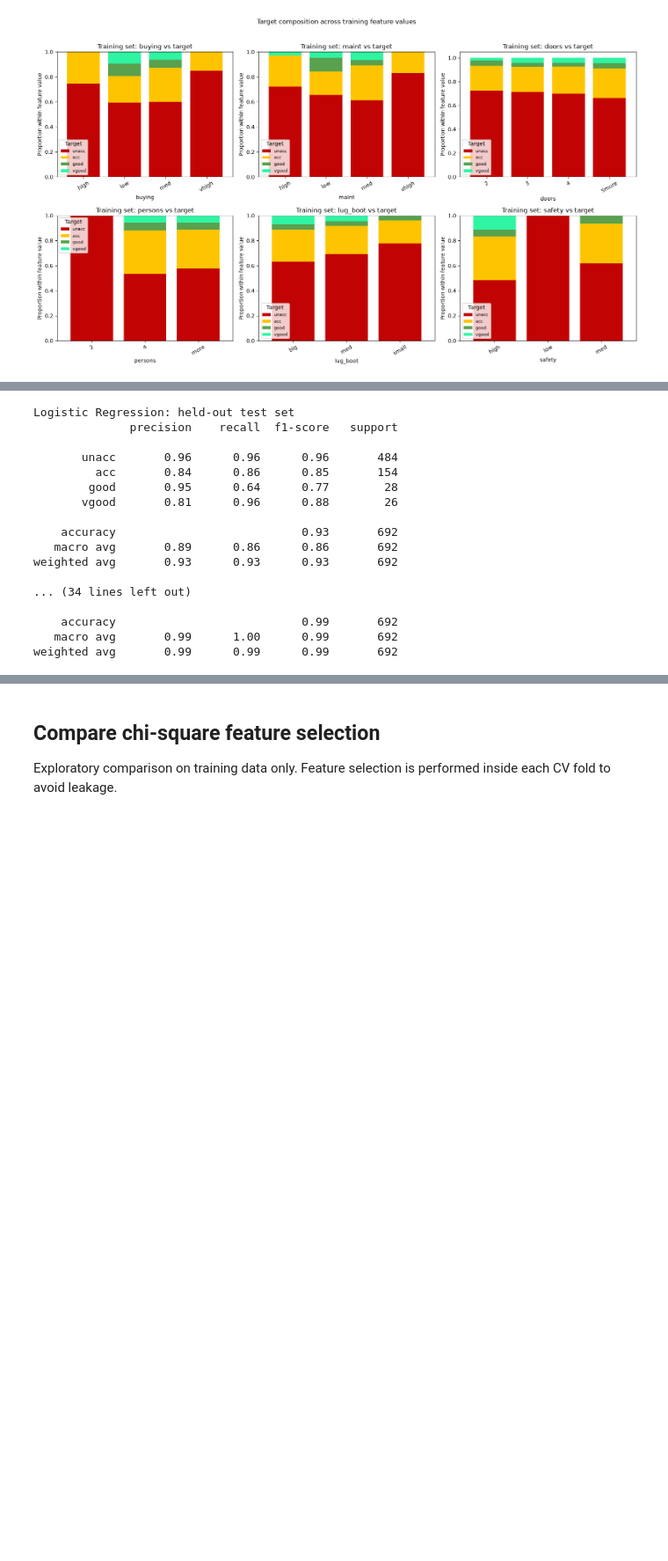
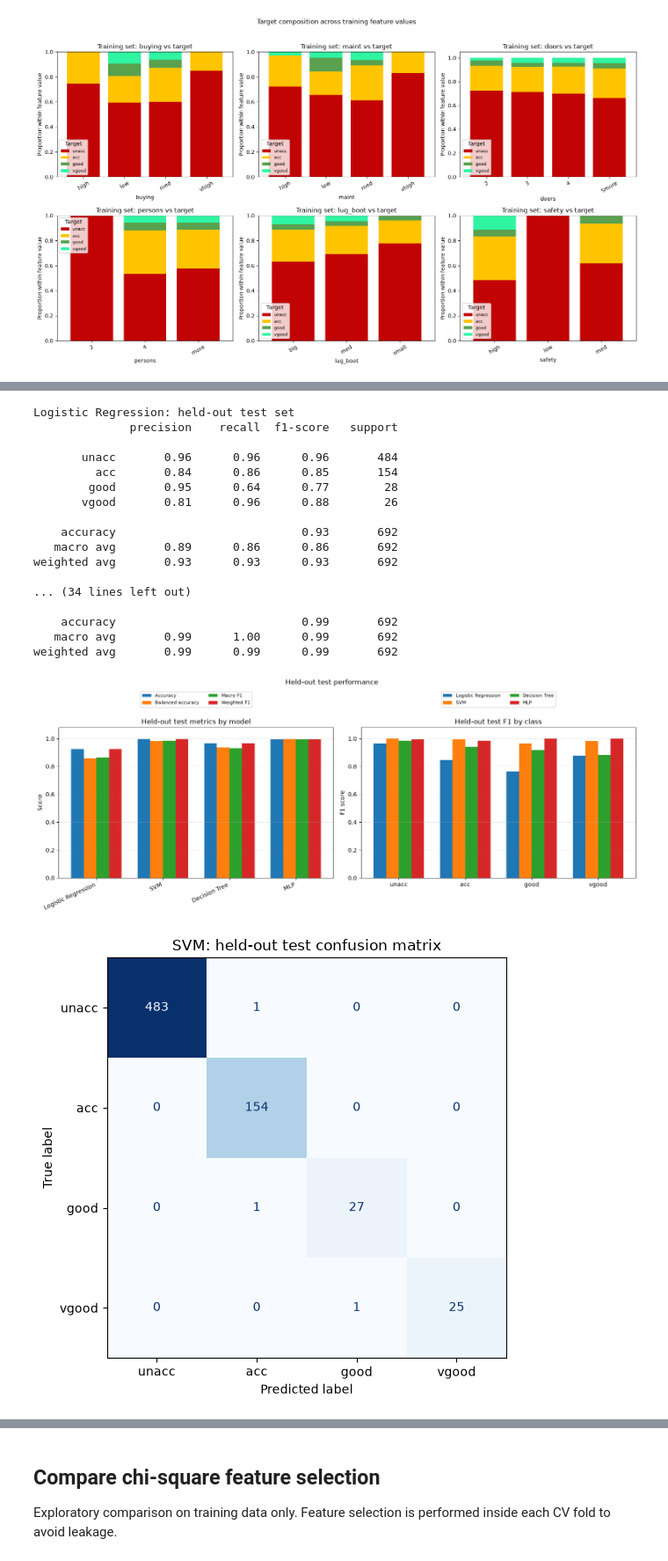
Before and after one commit to ghonilcloud/ML_Assignment_1, a Jupyter notebook: Classification/1.ipynb, the cells around one changed output, grey strips where cells are left out. Shown at 88% size. Cells and saved outputs as stored; diff of their text form; code cells hidden in the pictures; blank space fills up the shorter version.

```diff
--- a/Classification/1.ipynb
+++ b/Classification/1.ipynb
@@ -344,33 +395,108 @@ for name, estimator in best_estimators.items():
             "FP": fp,
             "TN": tn,
             "FN": fn,
             "Specificity": specificity,
         })
 
 test_results_df = pd.DataFrame(test_results).sort_values(
     "Test macro F1", ascending=False
 )
+# Plot held-out test metrics for all four models.
+test_metric_columns = {
+    "Accuracy": "Test accuracy",
+    "Balanced accuracy": "Test balanced accuracy",
+    "Macro F1": "Test macro F1",
+    "Weighted F1": "Test weighted F1",
+}
+model_order = list(models.keys())
+x = np.arange(len(model_order))
+bar_width = 0.19
+fig, axes = plt.subplots(1, 2, figsize=(15, 6.5))
+
+for metric_index, (metric_label, column) in enumerate(test_metric_columns.items()):
+    metric_values = test_results_df.set_index("Model").loc[model_order, column]
+    axes[0].bar(
+        x + (metric_index - 1.5) * bar_width,
+        metric_values,
+        bar_width,
+        label=metric_label,
+    )
+axes[0].set_title("Held-out test metrics by model")
+axes[0].set_ylabel("Score")
+axes[0].set_ylim(0, 1.08)
+axes[0].set_xticks(x, model_order, rotation=25, ha="right")
+axes[0].legend(fontsize=8, loc="lower center", bbox_to_anchor=(0.5, 1.12), ncol=2)
+axes[0].grid(axis="y", alpha=0.25)
+
+# Class-level F1 highlights performance on the minority classes.
+class_f1_df = pd.DataFrame(class_count_results)
+class_f1_df["Class F1"] = (
+    2 * class_f1_df["TP"]
+    / (2 * class_f1_df["TP"] + class_f1_df["FP"] + class_f1_df["FN"])
+)
+class_f1_pivot = class_f1_df.pivot(
+    index="Class (positive)", columns="Model", values="Class F1"
+).reindex(index=target_order, columns=model_order)
+class_x = np.arange(len(target_order))
+class_bar_width = 0.19
+for model_index, model_name in enumerate(model_order):
+    axes[1].bar(
+        class_x + (model_index - 1.5) * class_bar_width,
+        class_f1_pivot[model_name],
+        class_bar_width,
+        label=model_name,
+    )
+axes[1].set_title("Held-out test F1 by class")
+axes[1].set_ylabel("F1 score")
+axes[1].set_ylim(0, 1.08)
+axes[1].set_xticks(class_x, target_order)
+axes[1].legend(fontsize=8, loc="lower center", bbox_to_anchor=(0.5, 1.12), ncol=2)
+axes[1].grid(axis="y", alpha=0.25)
+
+fig.suptitle("Held-out test performance", y=0.98)
+fig.subplots_adjust(left=0.06, right=0.99, bottom=0.24, top=0.80, wspace=0.10)
+plt.show()
+
+# Separate held-out test confusion matrix for the model selected by nested CV.
+fig_cm, ax_cm = plt.subplots(figsize=(6.5, 5.5))
+ConfusionMatrixDisplay.from_estimator(
+    best_estimators["SVM"],
+    X_test,
+    y_test,
+    labels=target_order,
+    display_labels=target_order,
+    values_format="d",
+    cmap="Blues",
+    colorbar=False,
+    ax=ax_cm,
+)
+ax_cm.set_title("SVM: held-out test confusion matrix")
+fig_cm.tight_layout()
+plt.show()
+
 display(test_results_df)
 
 display(pd.DataFrame(class_count_results))
 # %% [output]
 Logistic Regression: held-out test set
               precision    recall  f1-score   support
 
        unacc       0.96      0.96      0.96       484
          acc       0.84      0.86      0.85       154
         good       0.95      0.64      0.77        28
        vgood       0.81      0.96      0.88        26
 
     accuracy                           0.93       692
    macro avg       0.89      0.86      0.86       692
 weighted avg       0.93      0.93      0.93       692
 
 ... (34 lines left out)
 
     accuracy                           0.99       692
    macro avg       0.99      1.00      0.99       692
 weighted avg       0.99      0.99      0.99       692
+[figure, added]
+[figure, added]
 |  | Model | Test accuracy | Test balanced accuracy | Test macro F1 | Test weighted F1 |
 | 3 | MLP | 0.992775 | 0.996311 | 0.994685 | 0.992798 |
 | 1 | SVM | 0.995665 | 0.980940 | 0.984298 | 0.995659 |
```
Also changed, not shown: parts of 7 cells of this notebook.
